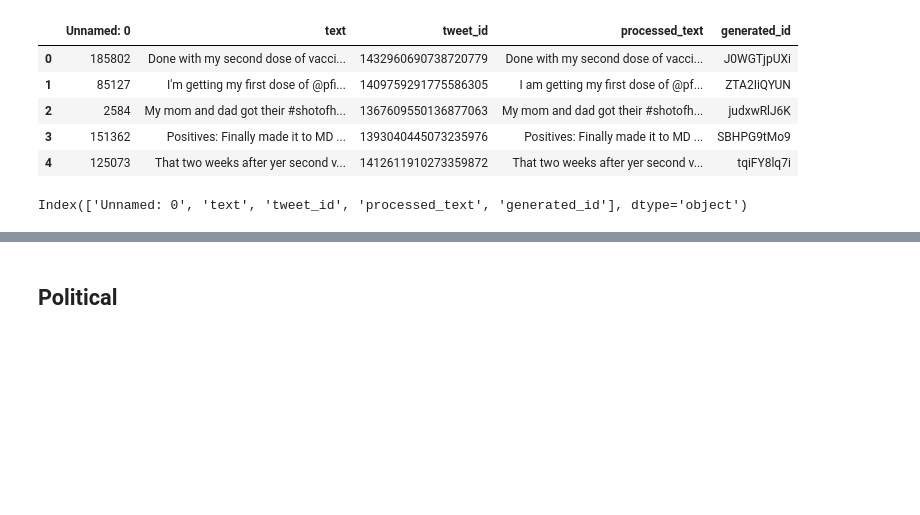
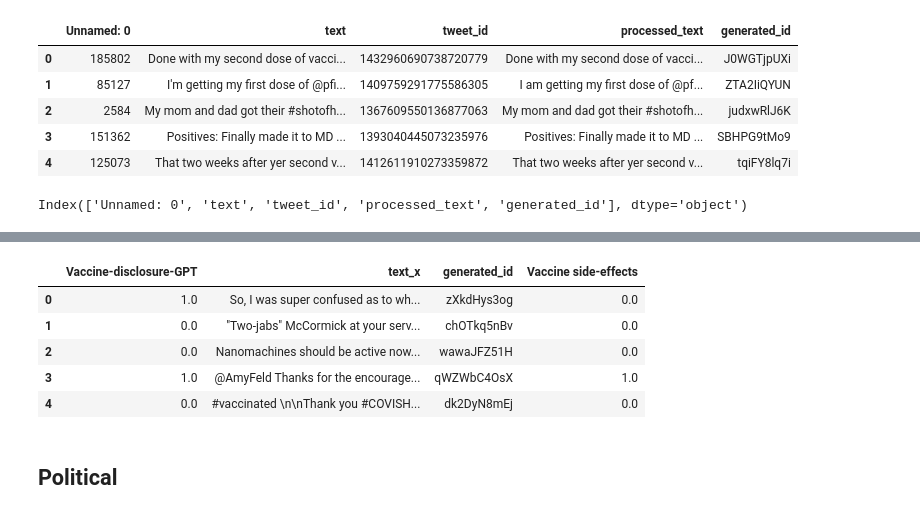
Before and after one commit to scm1210/GPT-classifier, a Jupyter notebook: Skills-share-example.ipynb, the cells around one changed output, grey strips where cells are left out. Saved outputs shown, nothing was run; the diff lists cells and outputs as text; code cells hidden in the pictures; blank space fills up the shorter version.

```diff
--- a/Skills-share-example.ipynb
+++ b/Skills-share-example.ipynb
@@ -265,0 +266,13 @@ from sklearn.metrics import precision_score, recall_score, f1_score, confusion_m
+# %%
+# load the data
+VSE = "https://raw.githubusercontent.com/scm1210/GPT-classifier/main/Data-Viz/Compare_VSE_GPT.csv"
+
+side_effects=pd.read_csv(VSE)
+side_effects.head() #grab the text column
+# %% [output]
+|  | Vaccine-disclosure-GPT | text_x | generated_id | Vaccine side-effects |
+| 0 | 1.0 | So, I was super confused as to wh... | zXkdHys3og | 0.0 |
+| 1 | 0.0 | "Two-jabs" McCormick at your serv... | chOTkq5nBv | 0.0 |
+| 2 | 0.0 | Nanomachines should be active now... | wawaJFZ51H | 0.0 |
+| 3 | 1.0 | @AmyFeld Thanks for the encourage... | qWZWbC4OsX | 1.0 |
+| 4 | 0.0 | #vaccinated \n\nThank you #COVISH... | dk2DyN8mEj | 0.0 |
```
Also changed, not shown: parts of 18 cells of this notebook, 5 other files.
